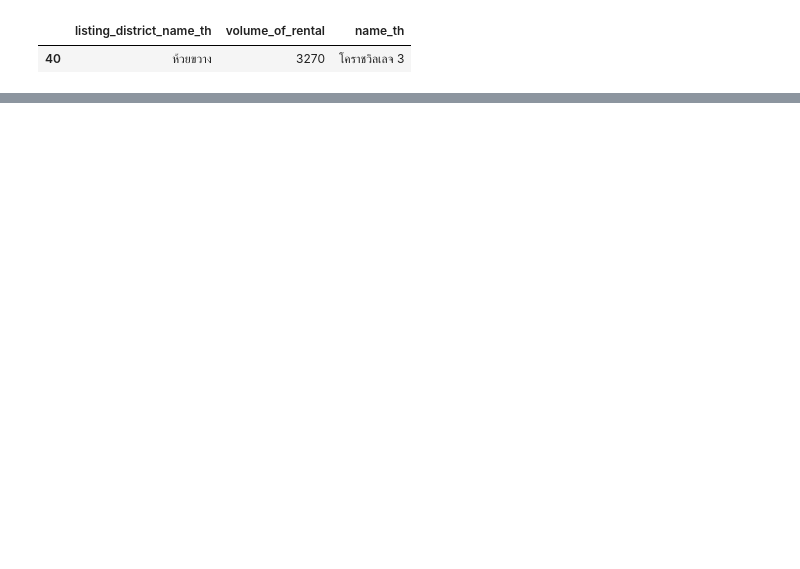
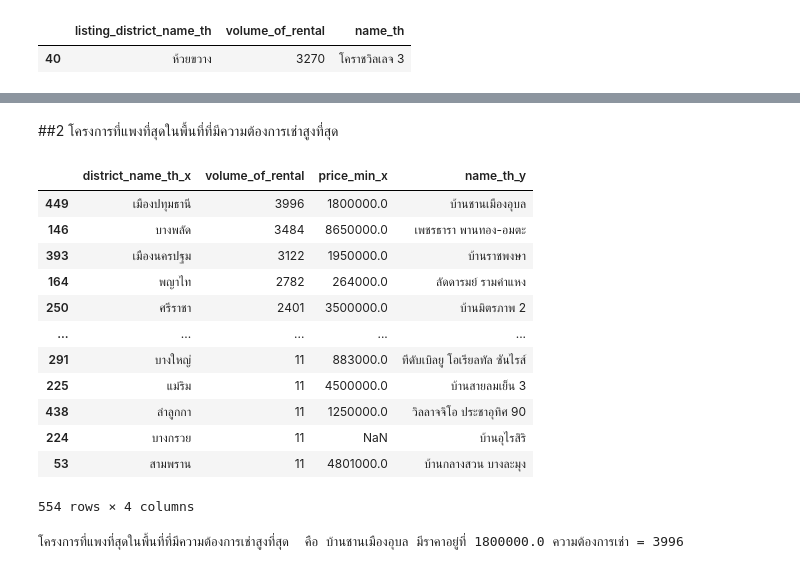
Before and after one commit to TungSoPon/BasicProg_DataViz65, a Jupyter notebook: midterm65.ipynb, the cells around one changed output, grey strips where cells are left out. Drawn from its saved outputs; the diff is of its cells as text; code cells hidden in the pictures; blank space fills up the shorter version.

```diff
--- a/midterm65.ipynb
+++ b/midterm65.ipynb
@@ -114,0 +157,3 @@ data2.head()
+# %%
+dataall3 = dataall2.merge(project1, left_on='row_number', right_on='row_number')
+dataall3.head()
@@ -202,0 +278,24 @@ ans[(ans['listing_district_name_th']==row[1]['listing_district_name_th']) & (ans
+# %% [markdown]
+##2 โครงการที่แพงที่สุดในพื้นที่ที่มีความต้องการเช่าสูงที่สุด
+# %%
+dataall3[dataall3['volume_of_rental']==dataall3['volume_of_rental']][['district_name_th_x','volume_of_rental','price_min_x','name_th_y']].sort_values(by="volume_of_rental", ascending=False)
+ans2 = dataall3[dataall3['volume_of_rental']==dataall3['volume_of_rental']][['district_name_th_x','volume_of_rental','price_min_x','name_th_y']].sort_values(by="volume_of_rental", ascending=False)
+ans2
+# %% [output]
+|  | district_name_th_x | volume_of_rental | price_min_x | name_th_y |
+| 449 | เมืองปทุมธานี | 3996 | 1800000.0 | บ้านชานเมืองอุบล |
+| 146 | บางพลัด | 3484 | 8650000.0 | เพชรธารา พานทอง-อมตะ |
+| 393 | เมืองนครปฐม | 3122 | 1950000.0 | บ้านราชพงษา |
+| 164 | พญาไท | 2782 | 264000.0 | ลัดดารมย์ รามคำแหง |
+| 250 | ศรีราชา | 2401 | 3500000.0 | บ้านมิตรภาพ 2 |
+| ... | ... | ... | ... | ... |
+| 291 | บางใหญ่ | 11 | 883000.0 | ทีดับเบิลยู โอเรียลทัล ซันไรส์ |
+| 225 | แม่ริม | 11 | 4500000.0 | บ้านสายลมเย็น 3 |
+| 438 | ลำลูกกา | 11 | 1250000.0 | วิลลาจจิโอ ประชาอุทิศ 90 |
+| 224 | บางกรวย | 11 | NaN | บ้านอุไรสิริ |
+| 53 | สามพราน | 11 | 4801000.0 | บ้านกลางสวน บางละมุง |
+554 rows × 4 columns
+# %%
+print(f'โครงการที่แพงที่สุดในพื้นที่ที่มีความต้องการเช่าสูงที่สุด  คือ {ans2.iloc[0,3]} มีราคาอยู่ที่ {ans2.iloc[0,2]} ความต้องการเช่า = {ans2.iloc[0,1]} ')
+# %% [output]
+โครงการที่แพงที่สุดในพื้นที่ที่มีความต้องการเช่าสูงที่สุด  คือ บ้านชานเมืองอุบล มีราคาอยู่ที่ 1800000.0 ความต้องการเช่า = 3996
```
Also changed, not shown: parts of 10 cells of this notebook.
